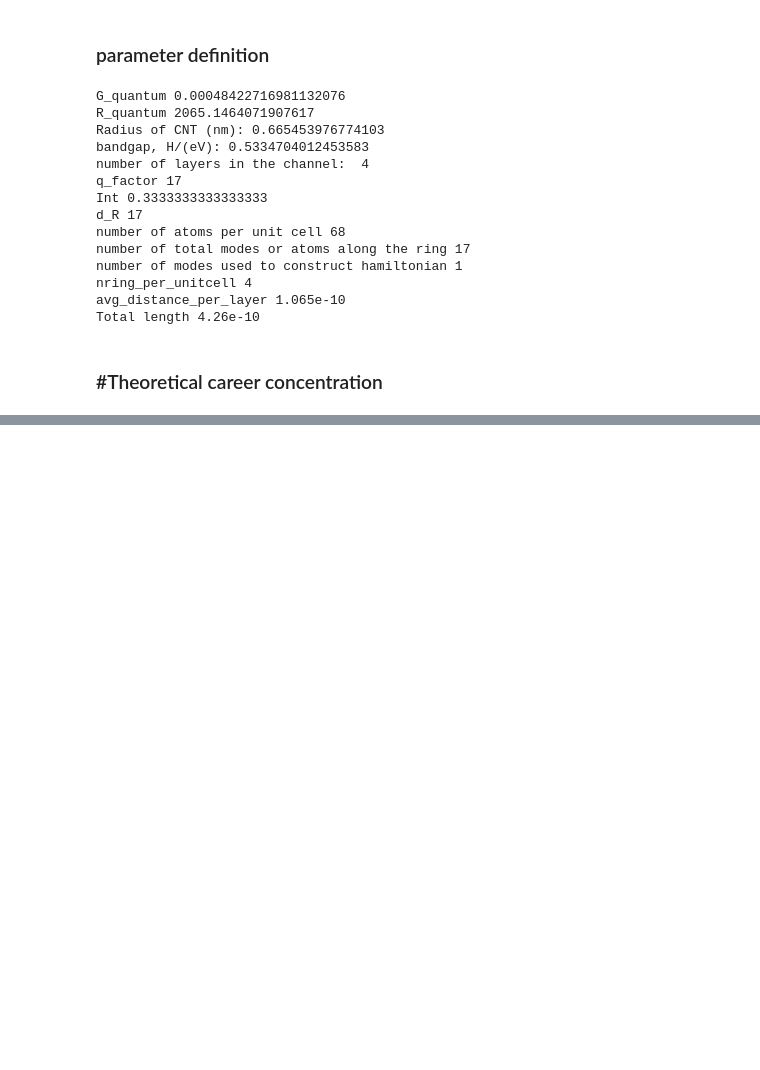
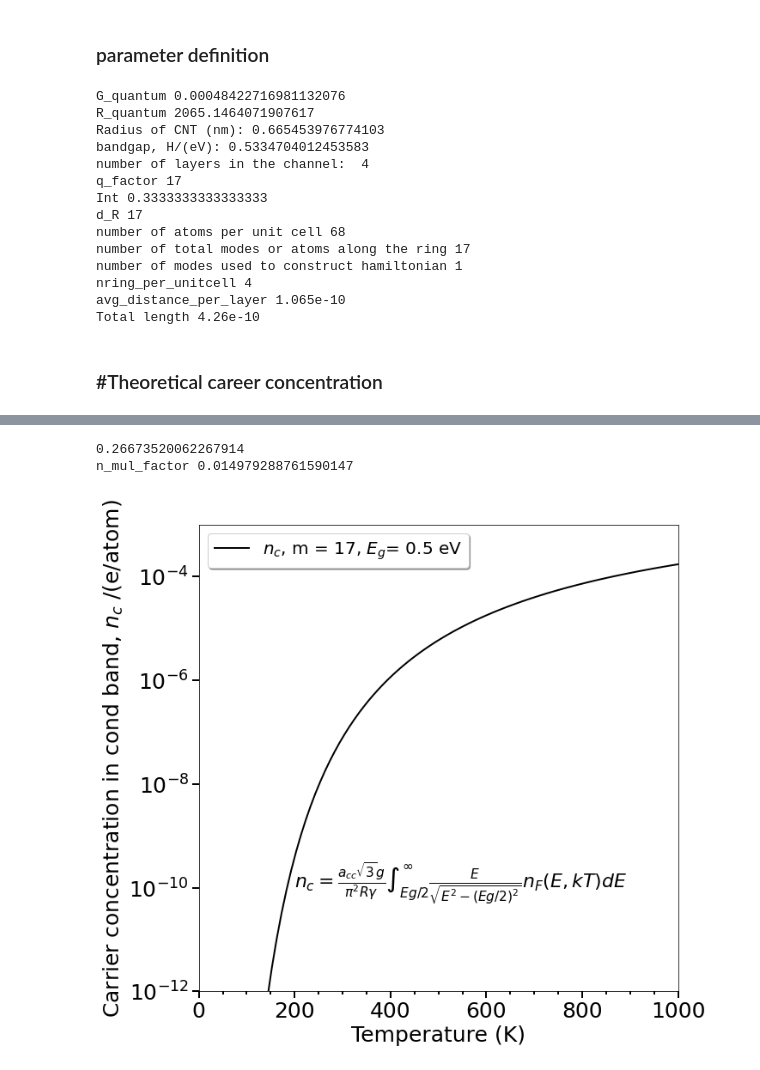
Before and after one commit to AMReX-Microelectronics/Electrostatic, a Jupyter notebook: Tools/NEGF/CarrierConcentration.ipynb, the cells around one changed output, grey strips where cells are left out. Cells and saved outputs as stored; diff of their text form; code cells hidden in the pictures; blank space fills up the shorter version.

Commit message:
modified CarrierConcentration and NEGF_ContourIntegral

```diff
--- a/Tools/NEGF/CarrierConcentration.ipynb
+++ b/Tools/NEGF/CarrierConcentration.ipynb
@@ -244,0 +151,58 @@ print(n_per_atom_th[-1]*m)
+# %%
+mu=0
+
+pts = 100
+Temp_arr=np.linspace(1,1000,pts,dtype=float)
+n_per_atom_cond = np.zeros(pts,dtype=float)
+n_per_atom_vale = np.zeros(pts,dtype=float)
+
+k=8.617333262e-5 #eV/K
+g=1 #degeneracy of subband
+Ec_th = Eg_min/2.
+print(Ec_th)
+n_mul_factor = acc*np.sqrt(3)*g/(np.pi**2 *R* gamma)
+print('n_mul_factor',n_mul_factor)
+
+realaxis_pts =1000
+c=np.linspace(0, 100., realaxis_pts,dtype=float)
+deltac=c[1]-c[0]
+v=np.linspace(-100, 0, realaxis_pts,dtype=float)
+deltav=v[1]-v[0]
+
+for t in range(0, len(Temp_arr)):
+    Temp = Temp_arr[t]
+    kT = k*Temp
+    n_per_atom_cond[t]=0.
+    n_per_atom_vale[t]=0.
+
+    for e in range(0,realaxis_pts):
+        n_per_atom_cond[t] += n_mul_factor*nf(np.sqrt( c[e]**2 + Ec_th**2 ), eta=0., kT=kT).real*deltac
+        n_per_atom_vale[t] += n_mul_factor*(1-nf(np.sqrt( v[e]**2 + Ec_th**2 ) , eta=0., kT=kT).real)*deltav
+
+if(PrintFigures):
+    plt,pltname=custom_plot_single([Temp_arr],
+                       [n_per_atom_cond],
+                       [r'$n_c$, m = %d, $E_g$= %.1f eV'%(m,Eg_min)],
+                       [0,Temp_arr[-1]],[1e-12,1e-3],[r'Temperature (K)',r'Carrier concentration in cond band, $n_c$ /(e/atom)'],'CarrierConcCondBandVsTemp_%d_0.png'%(m),
+                       ['k','r','g'],
+                       ['solid','dashed','solid','dashed'],
+                       [None,None],
+                       4*['none'],
+                       [2,2,2,2],y_logscale=True)
+#     plt,pltname=custom_plot_single([Temp_arr,Temp_arr],
+#                        [n_per_atom_cond,n_per_atom_vale],
+#                        [r'$n_c$, m = %d, $E_g$= %.1f eV'%(m,Eg_min),r'$n_v$, m = %d, $E_g$= %.1f eV'%(m,Eg_min)],
+#                        [0,Temp_arr[-1]],[1e-12,1e-3],[r'Temperature (K)',r'Carrier concentration, $n_c$ & $n_v$ /(e/atom)'],'CarrierConcVsTemp_%d_0.png'%(m),
+#                        ['k','r','g'],
+#                        ['solid','dashed','solid','dashed'],
+#                        [None,None],
+#                        4*['none'],
+#                        [2,2,2,2],y_logscale=True)
+
+    #plt.text(100, 5e-3, r'$n_v = \frac{a_{cc}\sqrt{3}g}{\pi^2R\gamma}\int_{-\infty}^{-Eg/2}\frac{E}{\sqrt{E^2 - (Eg/2)^2}} (1-n_F(E,kT)) dE$', fontsize=22,color='k')
+    plt.text(200, 1e-10, r'$n_c = \frac{a_{cc}\sqrt{3}g}{\pi^2R\gamma}\int_{Eg/2}^{\infty}\frac{E}{\sqrt{E^2 - (Eg/2)^2}} n_F(E,kT) dE$', fontsize=22,color='k')
+    plt.savefig(pltname, bbox_inches = "tight")
+# %% [output]
+0.26673520062267914
+n_mul_factor 0.014979288761590147
+[figure, added]
```
Also changed, not shown: parts of 5 cells of this notebook, 1 other file.
